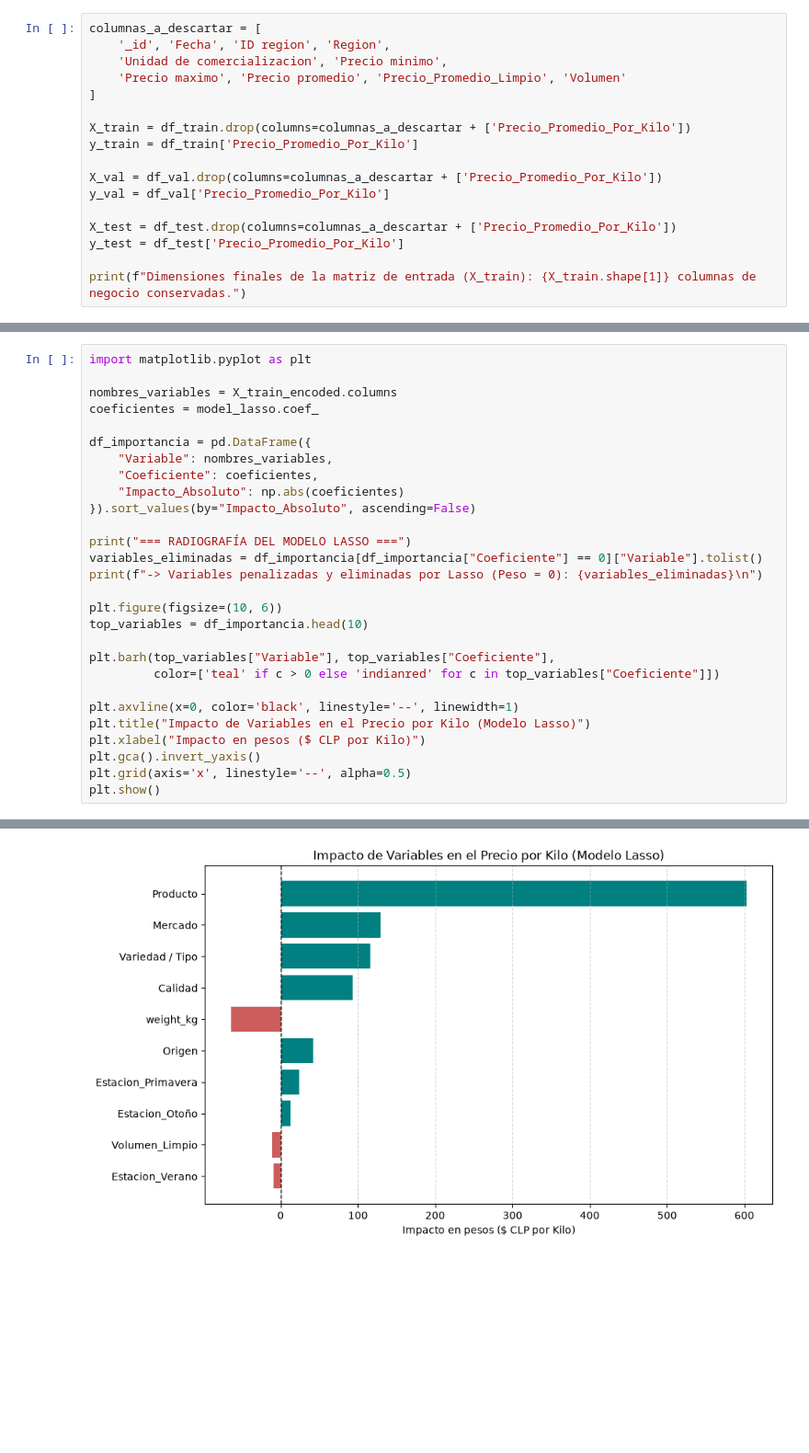
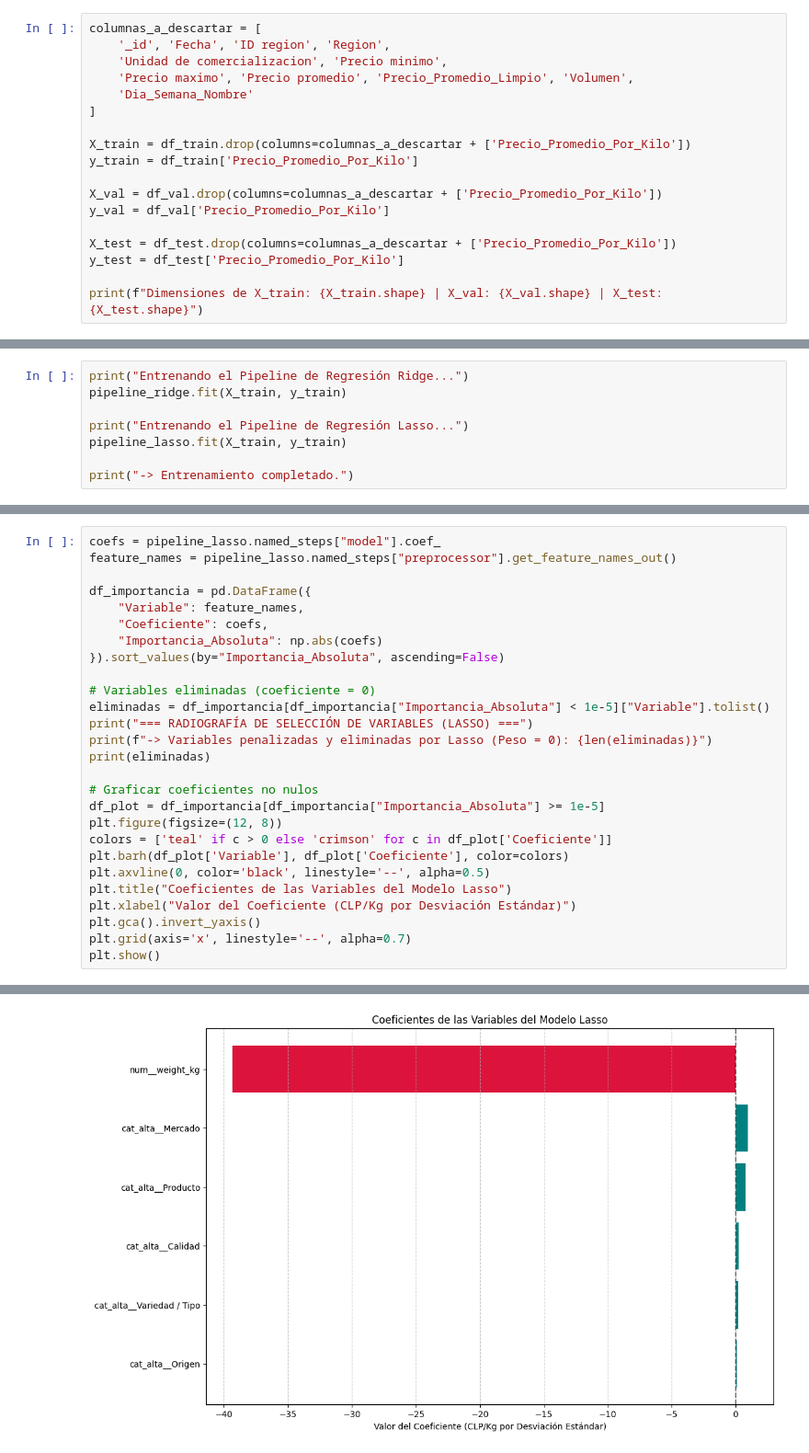
Before and after one commit to FrancisZaphkiel/predicion_precio_hortifruticula_chile, a Jupyter notebook: entrenamiento_ridge_lasso.ipynb, the cells around one changed output, grey strips where cells are left out. Shown at 92% size. Cells and saved outputs as stored; diff of their text form; blank space fills up the shorter version.

Commit message:
refactor: corregir fugas de target, regularizar lasso y estandarizar pipeline en notebook de ridge lasso

```diff
--- a/entrenamiento_ridge_lasso.ipynb
+++ b/entrenamiento_ridge_lasso.ipynb
@@ -28,7 +36,8 @@ Se descartan columnas para conservar únicamente las variables predictivas y el
 columnas_a_descartar = [
     '_id', 'Fecha', 'ID region', 'Region',
     'Unidad de comercializacion', 'Precio minimo',
-    'Precio maximo', 'Precio promedio', 'Precio_Promedio_Limpio', 'Volumen'
+    'Precio maximo', 'Precio promedio', 'Precio_Promedio_Limpio', 'Volumen',
+    'Dia_Semana_Nombre'
 ]
 
 X_train = df_train.drop(columns=columnas_a_descartar + ['Precio_Promedio_Por_Kilo'])
@@ -40,5 +49,5 @@ y_val = df_val['Precio_Promedio_Por_Kilo']
 X_test = df_test.drop(columns=columnas_a_descartar + ['Precio_Promedio_Por_Kilo'])
 y_test = df_test['Precio_Promedio_Por_Kilo']
 
-print(f"Dimensiones finales de la matriz de entrada (X_train): {X_train.shape[1]} columnas de negocio conservadas.")
+print(f"Dimensiones de X_train: {X_train.shape} | X_val: {X_val.shape} | X_test: {X_test.shape}")
 # %% [output]
@@ -122,0 +101,8 @@ Se calculan las métricas de regresión (MAE, RMSE, R²) en el conjunto de valid
+# %%
+print("Entrenando el Pipeline de Regresión Ridge...")
+pipeline_ridge.fit(X_train, y_train)
+
+print("Entrenando el Pipeline de Regresión Lasso...")
+pipeline_lasso.fit(X_train, y_train)
+
+print("-> Entrenamiento completado.")
@@ -162,29 +150,28 @@ Se extraen y grafican los pesos matemáticos del modelo Lasso para identificar q
 # %%
-import matplotlib.pyplot as plt
-
-nombres_variables = X_train_encoded.columns
-coeficientes = model_lasso.coef_
+coefs = pipeline_lasso.named_steps["model"].coef_
+feature_names = pipeline_lasso.named_steps["preprocessor"].get_feature_names_out()
 
 df_importancia = pd.DataFrame({
-    "Variable": nombres_variables,
-    "Coeficiente": coeficientes,
-    "Impacto_Absoluto": np.abs(coeficientes)
-}).sort_values(by="Impacto_Absoluto", ascending=False)
+    "Variable": feature_names,
+    "Coeficiente": coefs,
+    "Importancia_Absoluta": np.abs(coefs)
+}).sort_values(by="Importancia_Absoluta", ascending=False)
 
-print("=== RADIOGRAFÍA DEL MODELO LASSO ===")
-variables_eliminadas = df_importancia[df_importancia["Coeficiente"] == 0]["Variable"].tolist()
-print(f"-> Variables penalizadas y eliminadas por Lasso (Peso = 0): {variables_eliminadas}\n")
+# Variables eliminadas (coeficiente = 0)
+eliminadas = df_importancia[df_importancia["Importancia_Absoluta"] < 1e-5]["Variable"].tolist()
+print("=== RADIOGRAFÍA DE SELECCIÓN DE VARIABLES (LASSO) ===")
+print(f"-> Variables penalizadas y eliminadas por Lasso (Peso = 0): {len(eliminadas)}")
+print(eliminadas)
 
-plt.figure(figsize=(10, 6))
-top_variables = df_importancia.head(10)
-
-plt.barh(top_variables["Variable"], top_variables["Coeficiente"],
-         color=['teal' if c > 0 else 'indianred' for c in top_variables["Coeficiente"]])
-
-plt.axvline(x=0, color='black', linestyle='--', linewidth=1)
-plt.title("Impacto de Variables en el Precio por Kilo (Modelo Lasso)")
-plt.xlabel("Impacto en pesos ($ CLP por Kilo)")
+# Graficar coeficientes no nulos
+df_plot = df_importancia[df_importancia["Importancia_Absoluta"] >= 1e-5]
+plt.figure(figsize=(12, 8))
+colors = ['teal' if c > 0 else 'crimson' for c in df_plot['Coeficiente']]
+plt.barh(df_plot['Variable'], df_plot['Coeficiente'], color=colors)
+plt.axvline(0, color='black', linestyle='--', alpha=0.5)
+plt.title("Coeficientes de las Variables del Modelo Lasso")
+plt.xlabel("Valor del Coeficiente (CLP/Kg por Desviación Estándar)")
 plt.gca().invert_yaxis()
-plt.grid(axis='x', linestyle='--', alpha=0.5)
+plt.grid(axis='x', linestyle='--', alpha=0.7)
 plt.show()
 # %% [output]
@@ -193,2 +181,2 @@ plt.show()
-[figure, old version]
+[figure, new version]
 # %% [markdown]
```
Also changed, not shown: parts of 24 cells of this notebook.
